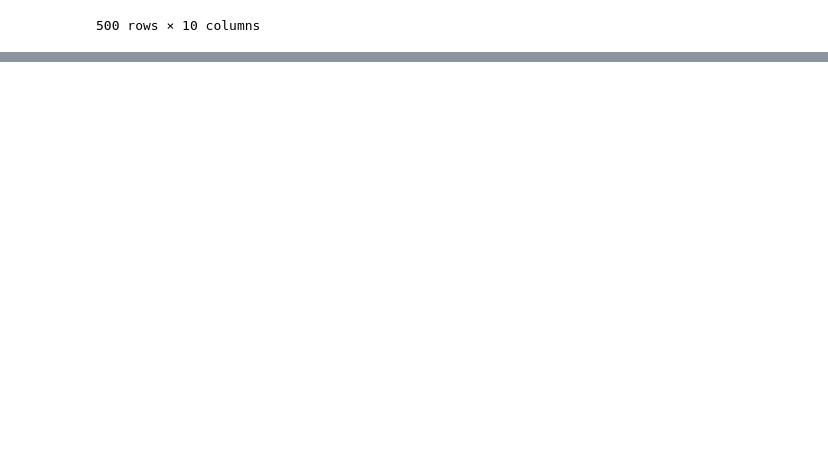
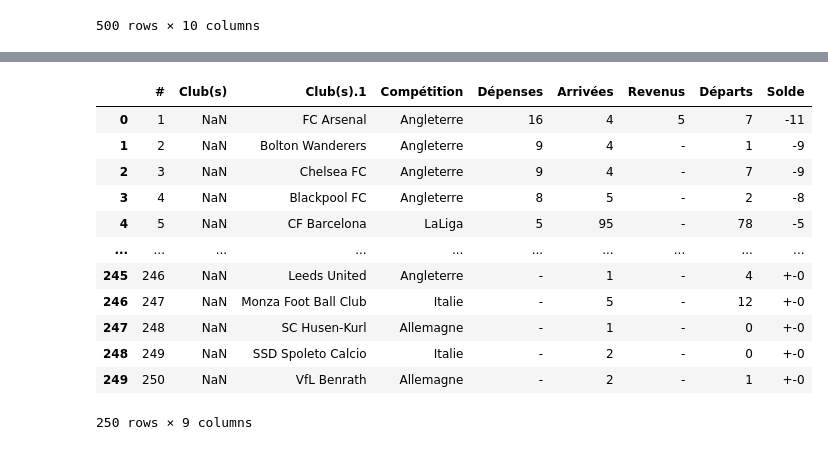
Before and after one commit to guypi001/DE, a Jupyter notebook: prog _test(1).ipynb, the cells around one changed output, grey strips where cells are left out. Cells and saved outputs as stored; diff of their text form; code cells hidden in the pictures; blank space fills up the shorter version.

```diff
--- a/prog _test(1).ipynb
+++ b/prog _test(1).ipynb
@@ -1575,0 +1467,36 @@ transfert2023
+# %%
+transfert45 = pd.read_csv('transfert45.csv')
+
+# supprimer les espaces en debut et en fin
+transfert45['Dépenses'] = transfert45['Dépenses'].str.strip()
+transfert45['Dépenses'] = transfert45['Dépenses'].str.replace(',', '.')
+transfert45['Dépenses'] = transfert45['Dépenses'].str.replace(' mio. €', '')
+transfert45['Dépenses'] = transfert45['Dépenses'].str.replace(' K €', '')
+transfert45['Dépenses'] = transfert45['Dépenses'].str.replace(' €', '')
+
+transfert45['Solde'] = transfert45['Solde'].str.strip()
+transfert45['Solde'] = transfert45['Solde'].str.replace(',', '.')
+transfert45['Solde'] = transfert45['Solde'].str.replace(' mio. €', '')
+transfert45['Solde'] = transfert45['Solde'].str.replace(' K €', '')
+transfert45['Solde'] = transfert45['Solde'].str.replace(' €', '')
+
+transfert45['Revenus'] = transfert45['Revenus'].str.strip()
+transfert45['Revenus'] = transfert45['Revenus'].str.replace(',', '.')
+transfert45['Revenus'] = transfert45['Revenus'].str.replace(' mio. €', '')
+transfert45['Revenus'] = transfert45['Revenus'].str.replace(' K €', '')
+transfert45['Revenus'] = transfert45['Revenus'].str.replace(' €', '')
+transfert45
+# %% [output]
+|  | # | Club(s) | Club(s).1 | Compétition | Dépenses | Arrivées | Revenus | Départs | Solde |
+| 0 | 1 | NaN | FC Arsenal | Angleterre | 16 | 4 | 5 | 7 | -11 |
+| 1 | 2 | NaN | Bolton Wanderers | Angleterre | 9 | 4 | - | 1 | -9 |
+| 2 | 3 | NaN | Chelsea FC | Angleterre | 9 | 4 | - | 7 | -9 |
+| 3 | 4 | NaN | Blackpool FC | Angleterre | 8 | 5 | - | 2 | -8 |
+| 4 | 5 | NaN | CF Barcelona | LaLiga | 5 | 95 | - | 78 | -5 |
+| ... | ... | ... | ... | ... | ... | ... | ... | ... | ... |
+| 245 | 246 | NaN | Leeds United | Angleterre | - | 1 | - | 4 | +-0 |
+| 246 | 247 | NaN | Monza Foot Ball Club | Italie | - | 5 | - | 12 | +-0 |
+| 247 | 248 | NaN | SC Husen-Kurl | Allemagne | - | 1 | - | 0 | +-0 |
+| 248 | 249 | NaN | SSD Spoleto Calcio | Italie | - | 2 | - | 0 | +-0 |
+| 249 | 250 | NaN | VfL Benrath | Allemagne | - | 2 | - | 1 | +-0 |
+250 rows × 9 columns
```
Also changed, not shown: parts of 25 cells of this notebook.
